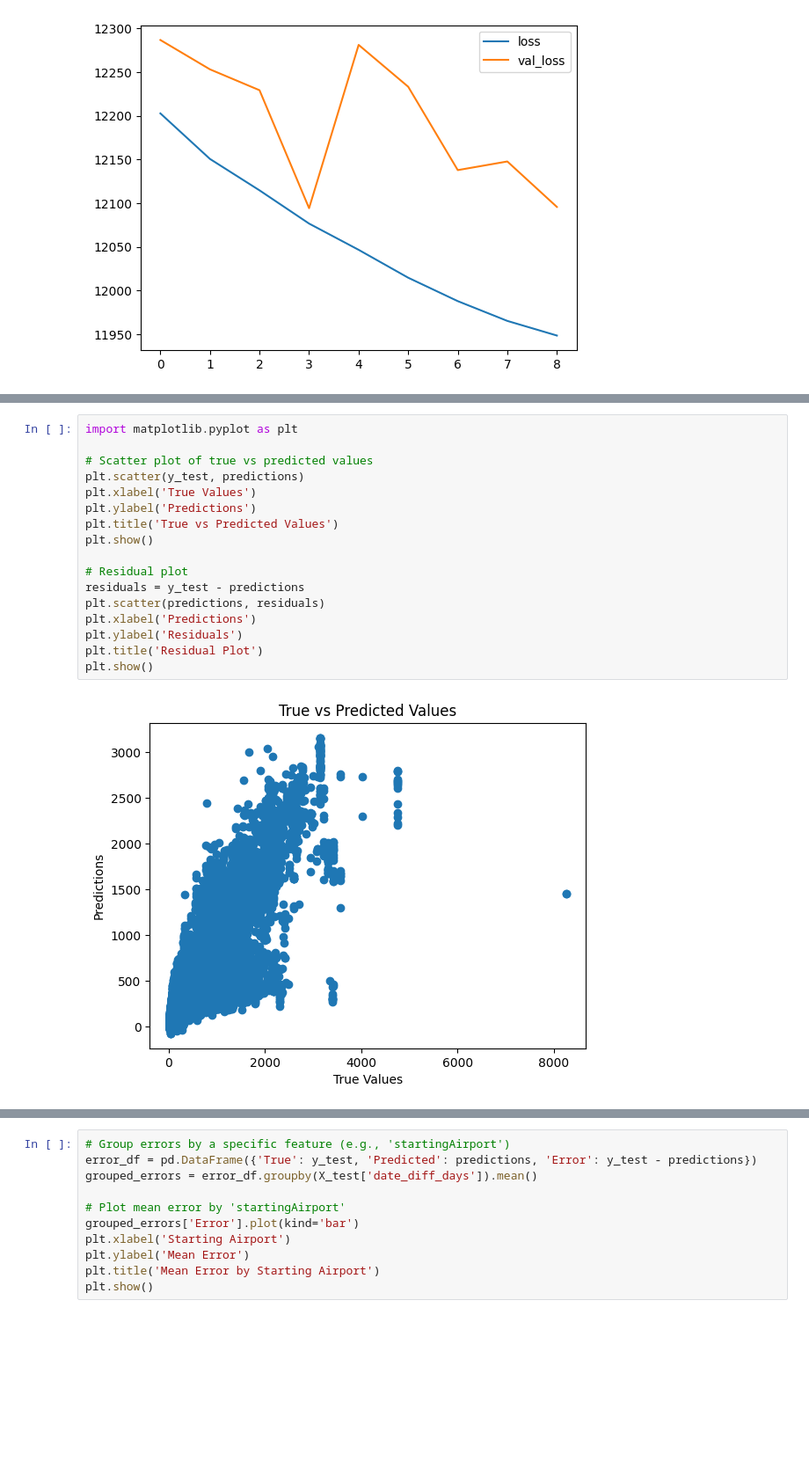
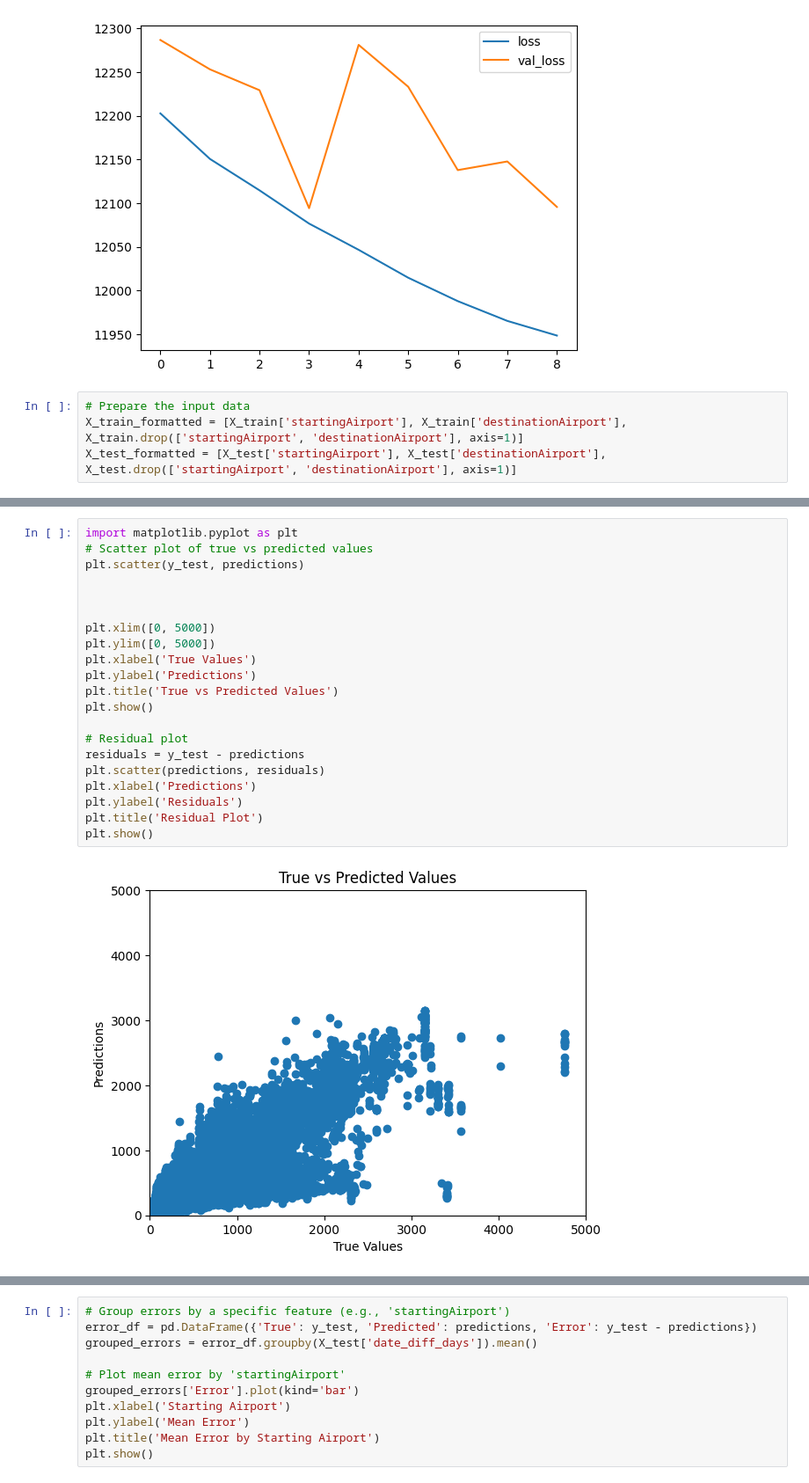
Before and after one commit to raym2828/adv_mla_at3_experimentation, a Jupyter notebook: notebooks/3_tsui_raymond_10701389_Model.ipynb, the cells around one changed output, grey strips where cells are left out. Shown at 88% size. Drawn from its saved outputs; the diff is of its cells as text; blank space fills up the shorter version.

```diff
--- a/notebooks/3_tsui_raymond_10701389_Model.ipynb
+++ b/notebooks/3_tsui_raymond_10701389_Model.ipynb
@@ -301,6 +296,10 @@ pd.DataFrame(history.history).plot()
 plt.show()
 # %% [output]
 [figure]
+# %%
+# Prepare the input data
+X_train_formatted = [X_train['startingAirport'], X_train['destinationAirport'], X_train.drop(['startingAirport', 'destinationAirport'], axis=1)]
+X_test_formatted = [X_test['startingAirport'], X_test['destinationAirport'], X_test.drop(['startingAirport', 'destinationAirport'], axis=1)]
 # %%
 predictions = model.predict(X_test_formatted)
 predictions = predictions.flatten()
@@ -323,22 +336,26 @@ Root Mean Squared Error: 109.97325
 # %%
 import matplotlib.pyplot as plt
-
 # Scatter plot of true vs predicted values
 plt.scatter(y_test, predictions)
+
+
+
+plt.xlim([0, 5000])
+plt.ylim([0, 5000])
 plt.xlabel('True Values')
 plt.ylabel('Predictions')
 plt.title('True vs Predicted Values')
 plt.show()
 
 # Residual plot
 residuals = y_test - predictions
 plt.scatter(predictions, residuals)
 plt.xlabel('Predictions')
 plt.ylabel('Residuals')
 plt.title('Residual Plot')
 plt.show()
 # %% [output]
-[figure, old version]
+[figure, new version]
 [figure]
 # %%
 # Group errors by a specific feature (e.g., 'startingAirport')
```
Also changed, not shown: parts of 4 cells of this notebook, 3 other files.
